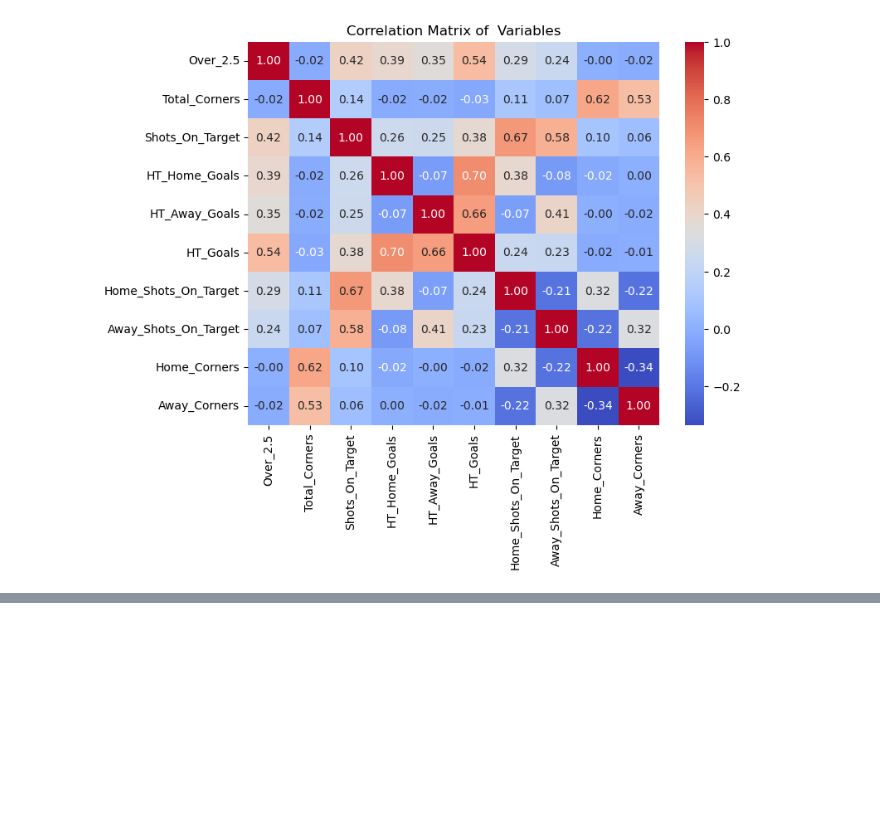
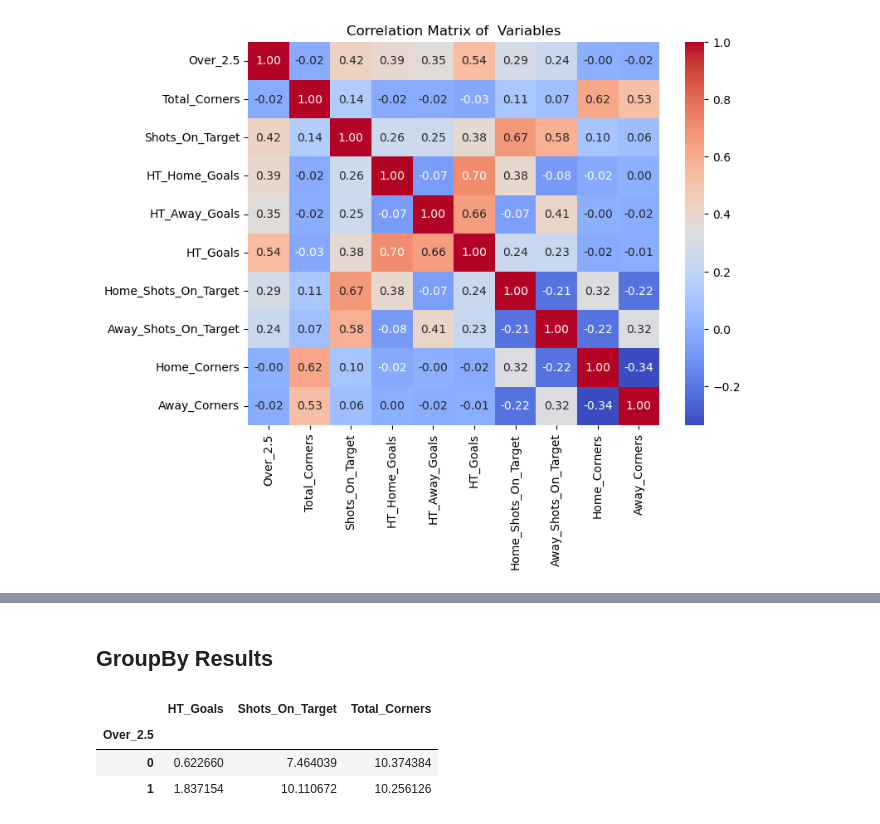
Before and after one commit to sba26096-CiaranLynch/Machine_Learning, a Jupyter notebook: CA1_Machine_Learning.ipynb, the cells around one changed output, grey strips where cells are left out. Cells and saved outputs as stored; diff of their text form; code cells hidden in the pictures; blank space fills up the shorter version.

```diff
--- a/CA1_Machine_Learning.ipynb
+++ b/CA1_Machine_Learning.ipynb
@@ -670,0 +706,13 @@ plt.show()
+# %% [markdown]
+## GroupBy Results
+# %%
+df_PL_Master.groupby("Over_2.5")[
+        ["HT_Goals",
+         "Shots_On_Target",
+        "Total_Corners"]
+    ].mean()
+# %% [output]
+|  | HT_Goals | Shots_On_Target | Total_Corners |
+| Over_2.5 |  |  |  |
+| 0 | 0.622660 | 7.464039 | 10.374384 |
+| 1 | 1.837154 | 10.110672 | 10.256126 |
```
Also changed, not shown: parts of 46 cells of this notebook.
